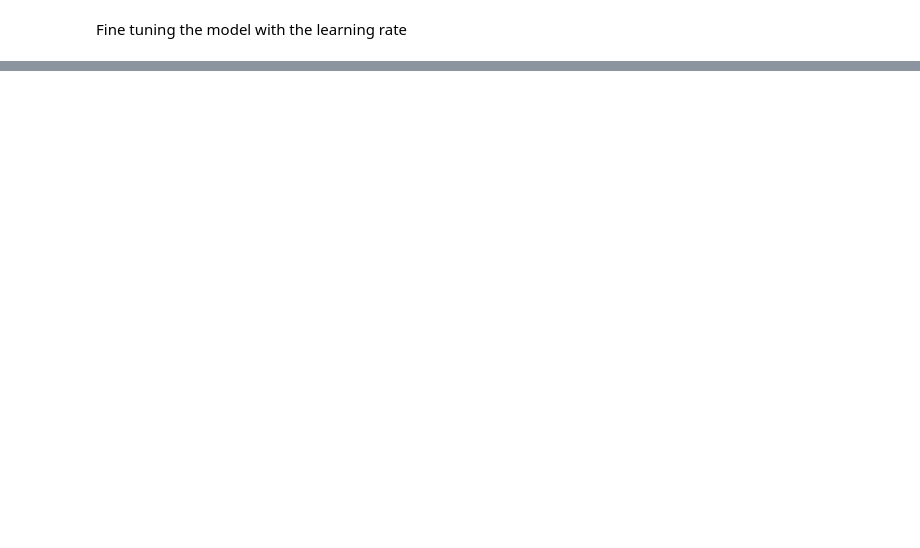
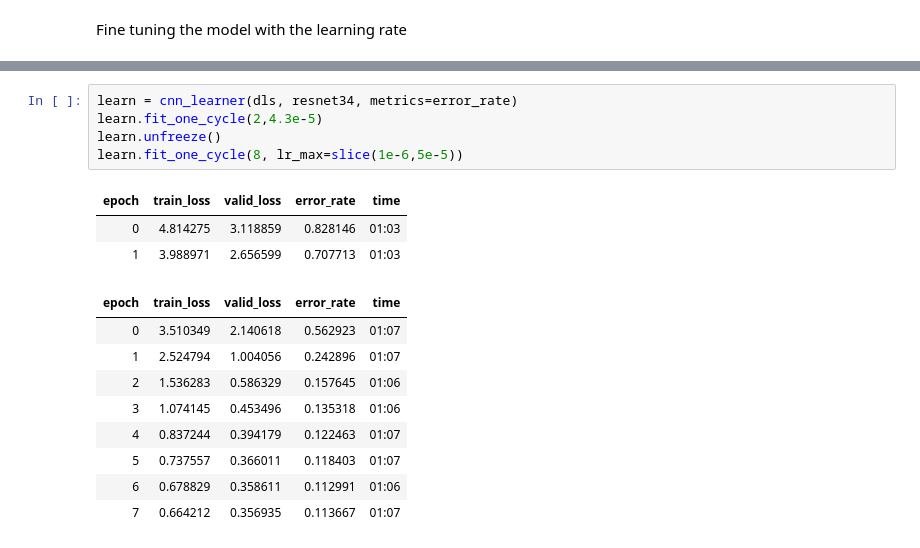
Before and after one commit to VivekMuraleedharanGit/fastai_learning, a Jupyter notebook: Pets_breed_classifier.ipynb, the cells around one changed output, grey strips where cells are left out. Drawn from its saved outputs; the diff is of its cells as text; blank space fills up the shorter version.

```diff
--- a/Pets_breed_classifier.ipynb
+++ b/Pets_breed_classifier.ipynb
@@ -150,0 +173,18 @@ interp.plot_top_losses(5,figsize=(15,10))
+# %%
+learn = cnn_learner(dls, resnet34, metrics=error_rate)
+learn.fit_one_cycle(2,4.3e-5)
+learn.unfreeze()
+learn.fit_one_cycle(8, lr_max=slice(1e-6,5e-5))
+# %% [output]
+| epoch | train_loss | valid_loss | error_rate | time |
+| 0 | 4.814275 | 3.118859 | 0.828146 | 01:03 |
+| 1 | 3.988971 | 2.656599 | 0.707713 | 01:03 |
+| epoch | train_loss | valid_loss | error_rate | time |
+| 0 | 3.510349 | 2.140618 | 0.562923 | 01:07 |
+| 1 | 2.524794 | 1.004056 | 0.242896 | 01:07 |
+| 2 | 1.536283 | 0.586329 | 0.157645 | 01:06 |
+| 3 | 1.074145 | 0.453496 | 0.135318 | 01:06 |
+| 4 | 0.837244 | 0.394179 | 0.122463 | 01:07 |
+| 5 | 0.737557 | 0.366011 | 0.118403 | 01:07 |
+| 6 | 0.678829 | 0.358611 | 0.112991 | 01:06 |
+| 7 | 0.664212 | 0.356935 | 0.113667 | 01:07 |
```
Also changed, not shown: parts of 26 cells of this notebook.
